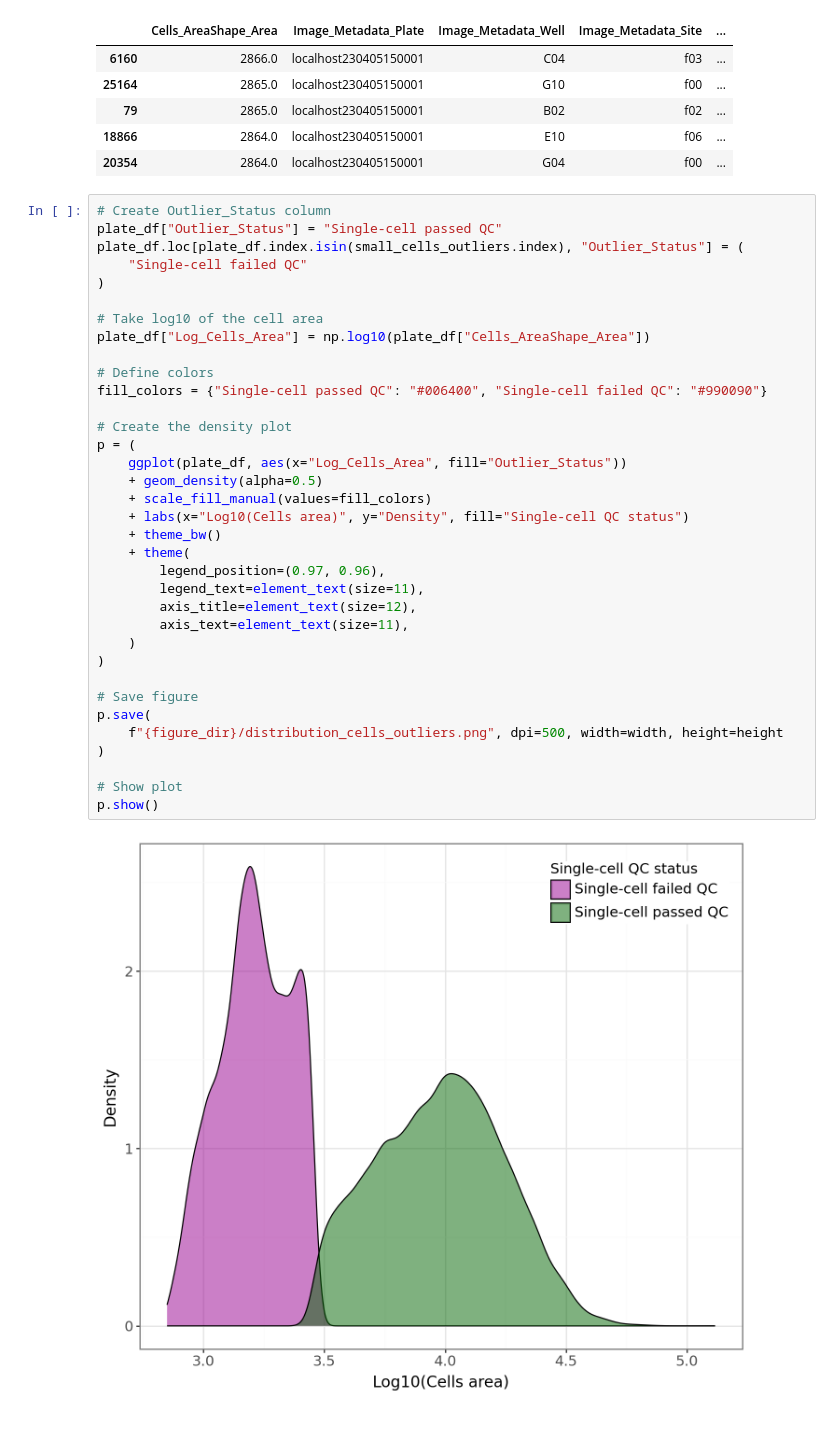
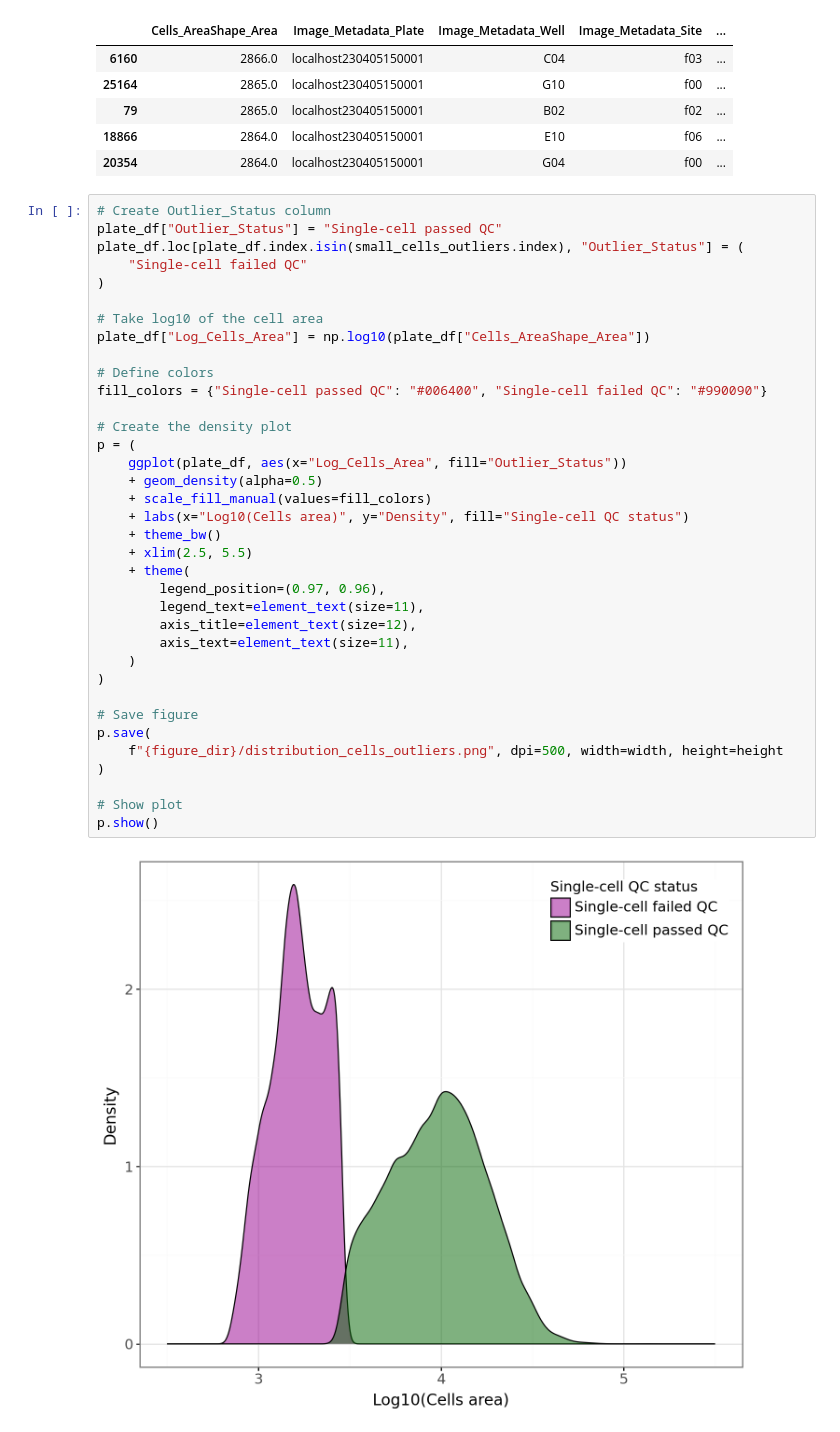
Before and after one commit to cytomining/coSMicQC, a Jupyter notebook: docs/manuscripts/cosmicqc_paper_v1/figure_3/panelB_distribution_plots.ipynb, the cells around one changed output. Cells and saved outputs as stored; diff of their text form.

```diff
--- a/docs/manuscripts/cosmicqc_paper_v1/figure_3/panelB_distribution_plots.ipynb
+++ b/docs/manuscripts/cosmicqc_paper_v1/figure_3/panelB_distribution_plots.ipynb
@@ -170,31 +170,32 @@ plate_df.loc[plate_df.index.isin(small_cells_outliers.index), "Outlier_Status"]
 
 # Take log10 of the cell area
 plate_df["Log_Cells_Area"] = np.log10(plate_df["Cells_AreaShape_Area"])
 
 # Define colors
 fill_colors = {"Single-cell passed QC": "#006400", "Single-cell failed QC": "#990090"}
 
 # Create the density plot
 p = (
     ggplot(plate_df, aes(x="Log_Cells_Area", fill="Outlier_Status"))
     + geom_density(alpha=0.5)
     + scale_fill_manual(values=fill_colors)
     + labs(x="Log10(Cells area)", y="Density", fill="Single-cell QC status")
     + theme_bw()
+    + xlim(2.5, 5.5)
     + theme(
         legend_position=(0.97, 0.96),
         legend_text=element_text(size=11),
         axis_title=element_text(size=12),
         axis_text=element_text(size=11),
     )
 )
 
 # Save figure
 p.save(
     f"{figure_dir}/distribution_cells_outliers.png", dpi=500, width=width, height=height
 )
 
 # Show plot
 p.show()
 # %% [output]
-[figure, old version]
+[figure, new version]
```
Also changed, not shown: 33 other files.
